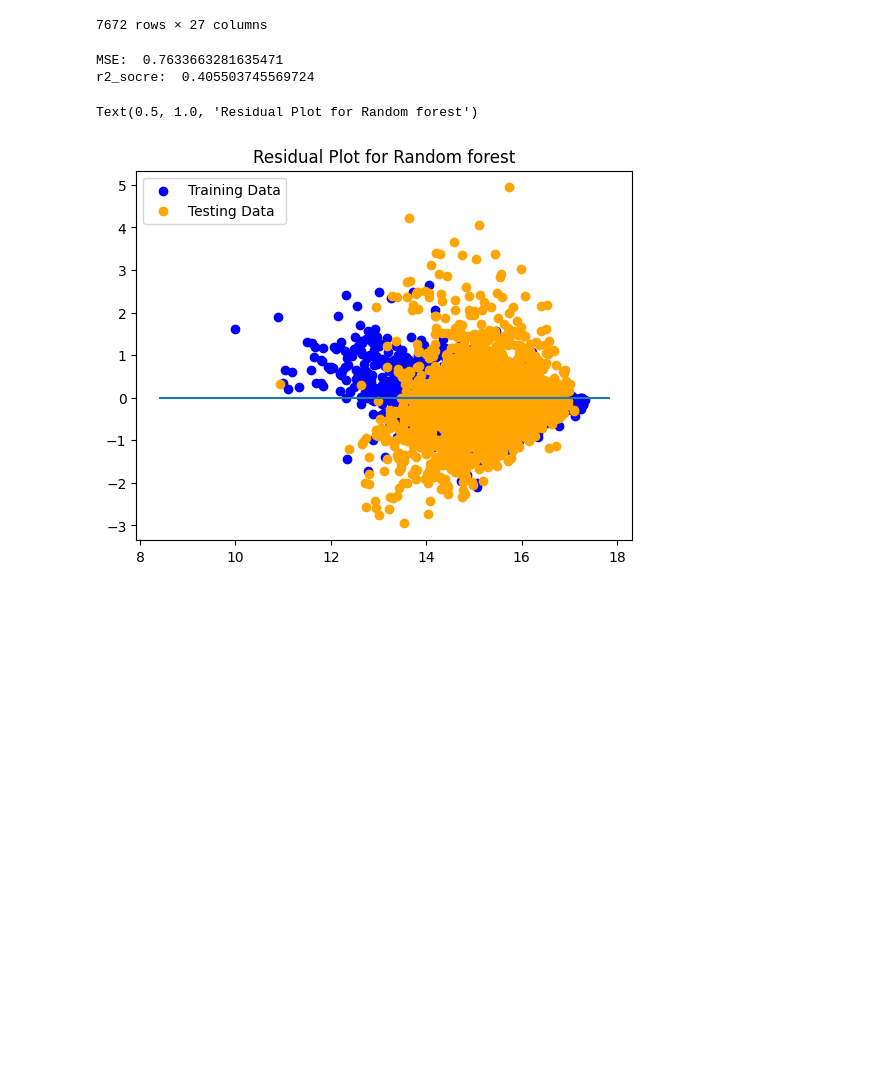
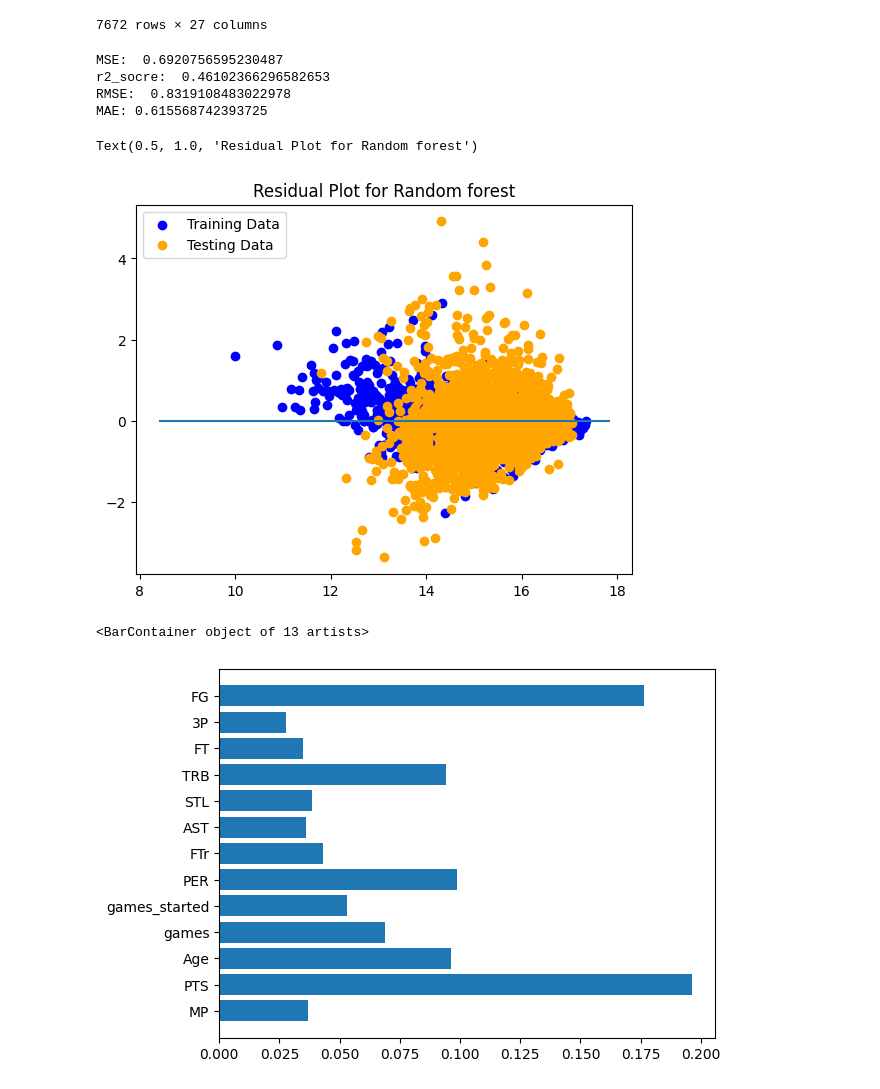
Before and after one commit to RiyaAg/EECS-545---Predicting-NBA-Player-s-Salary, a Jupyter notebook: RandomForest.ipynb, the cells around one changed output. Cells and saved outputs as stored; diff of their text form; code cells hidden in the pictures; blank space fills up the shorter version.

Commit message:
second modification of random forest

```diff
--- a/RandomForest.ipynb
+++ b/RandomForest.ipynb
@@ -89,3 +87,11 @@ y = nba[['inflationAdjSalary_log']]
+# %%
+# X = nba[['MP', 'PTS', 'Age', 'games_started', 'PER', 'AST', 'STL', 'TRB', '3P']]
+# y = nba[['inflationAdjSalary_log']]
+
+# PTS(points), Age, team, games(games played), games_started, PER(player efficiency rating),
+# FTr(free throw rating), AST(assists), STL(steals), TRB(total rebounds), FT(free throws), 3P(three points), FG(field goals)
+X = nba[['MP', 'PTS', 'Age', 'games', 'games_started', 'PER', 'FTr', 'AST', 'STL', 'TRB', 'FT', '3P', 'FG']]
+y = nba[['inflationAdjSalary_log']]
 # %%
 X_train, X_test, y_train, y_test = train_test_split(X, y, test_size = 0.25, random_state=42)
 # %%
@@ -96,12 +102,18 @@ random_forest_model.fit(X_train, y_train)
 y_pred = random_forest_model.predict(X_test)
 
 mse = mean_squared_error(y_test, y_pred)
+rmse = np.sqrt(mean_squared_error(y_test, y_pred))
+mae = mean_absolute_error(y_test, y_pred)
 r2_s=r2_score(y_test, y_pred)
 print("MSE: ",mse)
 print("r2_socre: ",r2_s)
+print("RMSE: ",rmse)
+print("MAE:",mae)
 # %% [output]
-MSE:  0.7633663281635471
-r2_socre:  0.405503745569724
+MSE:  0.6920756595230487
+r2_socre:  0.46102366296582653
+RMSE:  0.8319108483022978
+MAE: 0.615568742393725
 # %%
 plt.scatter(random_forest_model.predict(X_train), random_forest_model.predict(X_train) - y_train.values.reshape((-1,)), c="blue", label="Training Data")
 plt.scatter(random_forest_model.predict(X_test), random_forest_model.predict(X_test) - y_test.values.reshape((-1,)), c="orange", label="Testing Data")
@@ -110,4 +122,10 @@ plt.hlines(y=0, xmin=y.min(), xmax=y.max())
 plt.title("Residual Plot for Random forest")
 # %% [output]
 Text(0.5, 1.0, 'Residual Plot for Random forest')
-[figure, old version]
+[figure, new version]
+# %%
+x=['MP', 'PTS', 'Age', 'games', 'games_started', 'PER', 'FTr', 'AST', 'STL', 'TRB', 'FT', '3P', 'FG']
+plt.barh(x, random_forest_model.feature_importances_)
+# %% [output]
+<BarContainer object of 13 artists>
+[figure, added]
```
Also changed, not shown: parts of 2 cells of this notebook.
